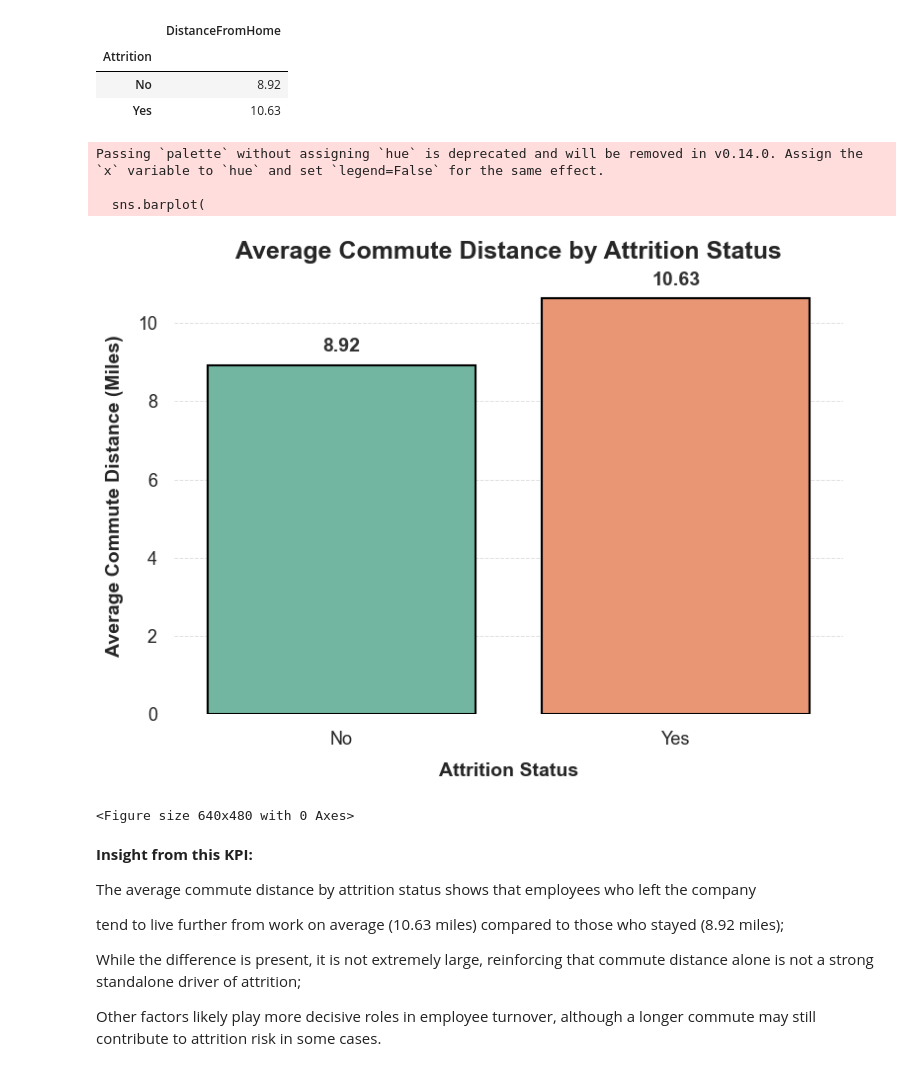
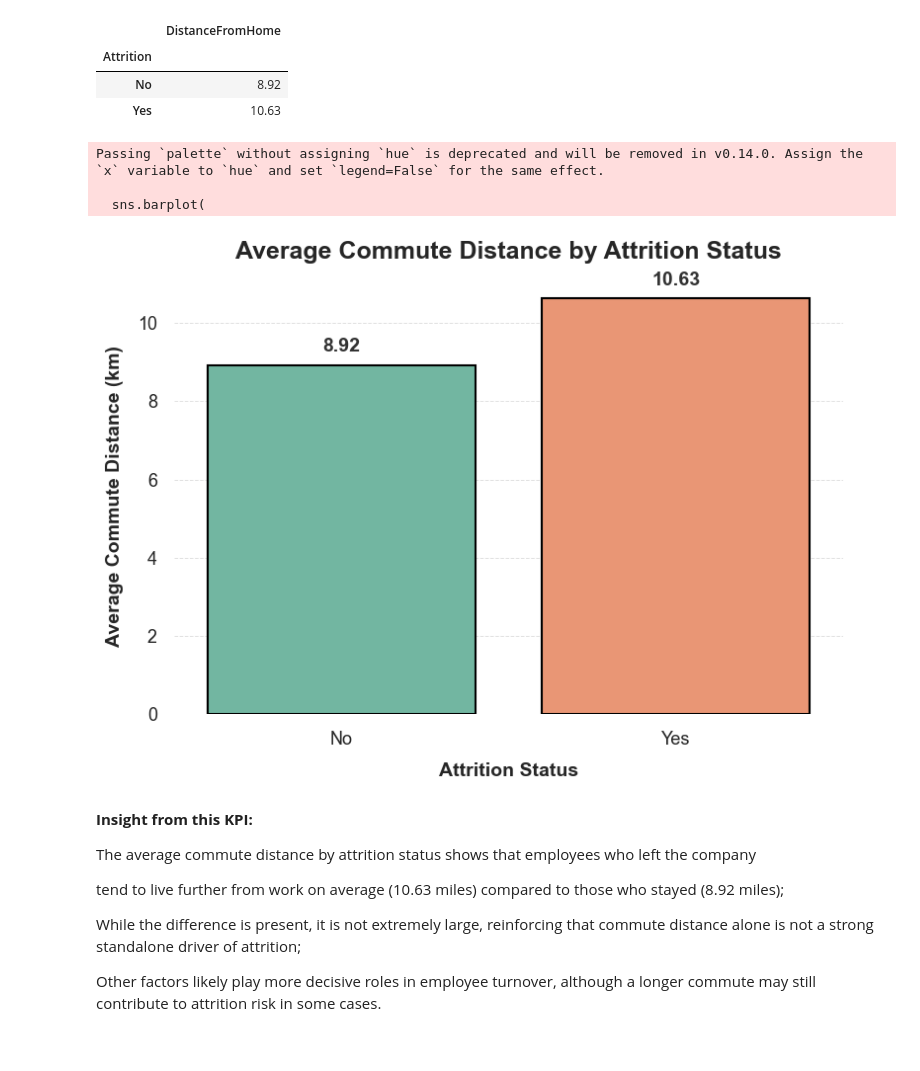
Before and after one commit to lentos88/Final-Project---Python, a Jupyter notebook: Python_Final_Project2.ipynb, the cells around one changed output. Cells and saved outputs as stored; diff of their text form; code cells hidden in the pictures.

```diff
--- a/Python_Final_Project2.ipynb
+++ b/Python_Final_Project2.ipynb
@@ -1304,37 +1307,36 @@ plt.figure(figsize=(8, 6))
 sns.barplot(
     data=avg_commute,
     x='Attrition',
     y='DistanceFromHome',
     palette='Set2',
     edgecolor='black'
 )
 plt.title("Average Commute Distance by Attrition Status", fontsize=18, fontweight='bold', pad=14)
 plt.xlabel("Attrition Status", fontsize=14, fontweight='bold', labelpad=10)
-plt.ylabel("Average Commute Distance (Miles)", fontsize=14, fontweight='bold', labelpad=10)
+plt.ylabel("Average Commute Distance (km)", fontsize=14, fontweight='bold', labelpad=10)
 plt.xticks(fontsize=13)
 plt.yticks(fontsize=13)
 sns.despine(left=True, bottom=True)
 for index, row in avg_commute.iterrows():
     plt.text(
         x=index,
         y=row['DistanceFromHome'] + 0.25,
         s=f"{row['DistanceFromHome']}",
         ha='center',
         va='bottom',
         fontsize=14,
         fontweight='bold',
         color='#333333'
     )
 plt.grid(axis='y', linestyle='--', linewidth=0.7, alpha=0.6)
 plt.tight_layout()
+plt.savefig("Average_Commute_Distance_by_Attrition_Status.png", dpi=300, bbox_inches="tight")
 plt.show()
-plt.savefig("Average Commute Distance by Attrition Status.png", dpi=300, bbox_inches="tight")
 # %% [output]
 Passing `palette` without assigning `hue` is deprecated and will be removed in v0.14.0. Assign the `x` variable to `hue` and set `legend=False` for the same effect.
 
   sns.barplot(
-[figure, old version]
+[figure, new version]
-<Figure size 640x480 with 0 Axes>
 # %% [markdown]
 **Insight from this KPI:**
 
```
Also changed, not shown: parts of 18 cells of this notebook, 17 other files.
